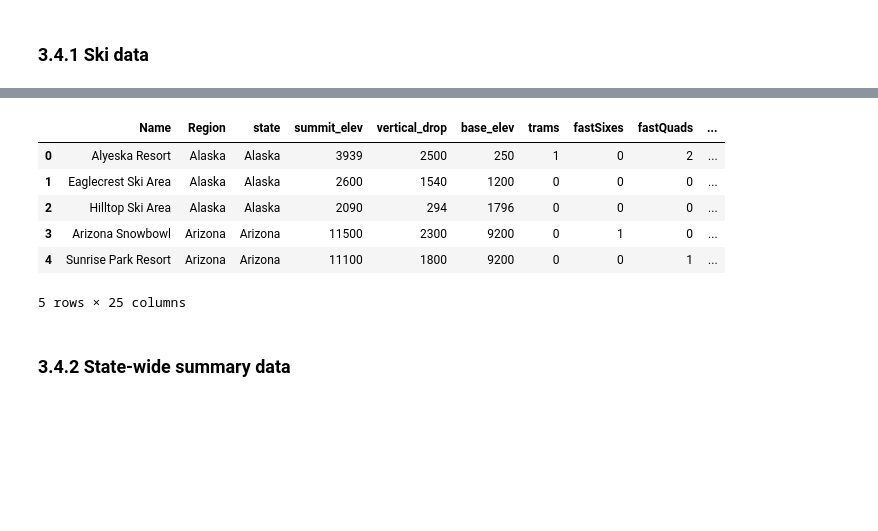
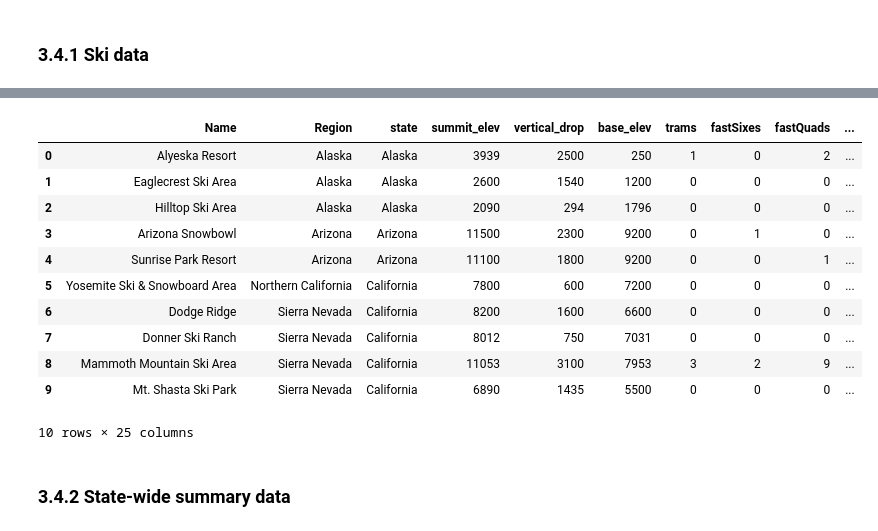
Before and after one commit to yepterence/DataScienceGuidedCapstone, a Jupyter notebook: Notebooks/03_exploratory_data_analysis.ipynb, the cells around one changed output, grey strips where cells are left out. Saved outputs shown, nothing was run; the diff lists cells and outputs as text; code cells hidden in the pictures; blank space fills up the shorter version.

```diff
--- a/Notebooks/03_exploratory_data_analysis.ipynb
+++ b/Notebooks/03_exploratory_data_analysis.ipynb
@@ -76,15 +76,20 @@ Data columns (total 25 columns):
 dtypes: float64(11), int64(11), object(3)
 memory usage: 54.2+ KB
 # %%
-ski_data.head()
+ski_data.head(10)
 # %% [output]
 |  | Name | Region | state | summit_elev | vertical_drop | base_elev | trams | fastSixes | fastQuads | ... |
 | 0 | Alyeska Resort | Alaska | Alaska | 3939 | 2500 | 250 | 1 | 0 | 2 | ... |
 | 1 | Eaglecrest Ski Area | Alaska | Alaska | 2600 | 1540 | 1200 | 0 | 0 | 0 | ... |
 | 2 | Hilltop Ski Area | Alaska | Alaska | 2090 | 294 | 1796 | 0 | 0 | 0 | ... |
 | 3 | Arizona Snowbowl | Arizona | Arizona | 11500 | 2300 | 9200 | 0 | 1 | 0 | ... |
 | 4 | Sunrise Park Resort | Arizona | Arizona | 11100 | 1800 | 9200 | 0 | 0 | 1 | ... |
+| 5 | Yosemite Ski & Snowboard Area | Northern California | California | 7800 | 600 | 7200 | 0 | 0 | 0 | ... |
+| 6 | Dodge Ridge | Sierra Nevada | California | 8200 | 1600 | 6600 | 0 | 0 | 0 | ... |
+| 7 | Donner Ski Ranch | Sierra Nevada | California | 8012 | 750 | 7031 | 0 | 0 | 0 | ... |
+| 8 | Mammoth Mountain Ski Area | Sierra Nevada | California | 11053 | 3100 | 7953 | 3 | 2 | 9 | ... |
+| 9 | Mt. Shasta Ski Park | Sierra Nevada | California | 6890 | 1435 | 5500 | 0 | 0 | 0 | ... |
-5 rows × 25 columns
+10 rows × 25 columns
 # %% [markdown]
 ### 3.4.2 State-wide summary data<a id='3.4.2_State-wide_summary_data'></a>
 # %%
```
Also changed, not shown: parts of 2 cells of this notebook.
